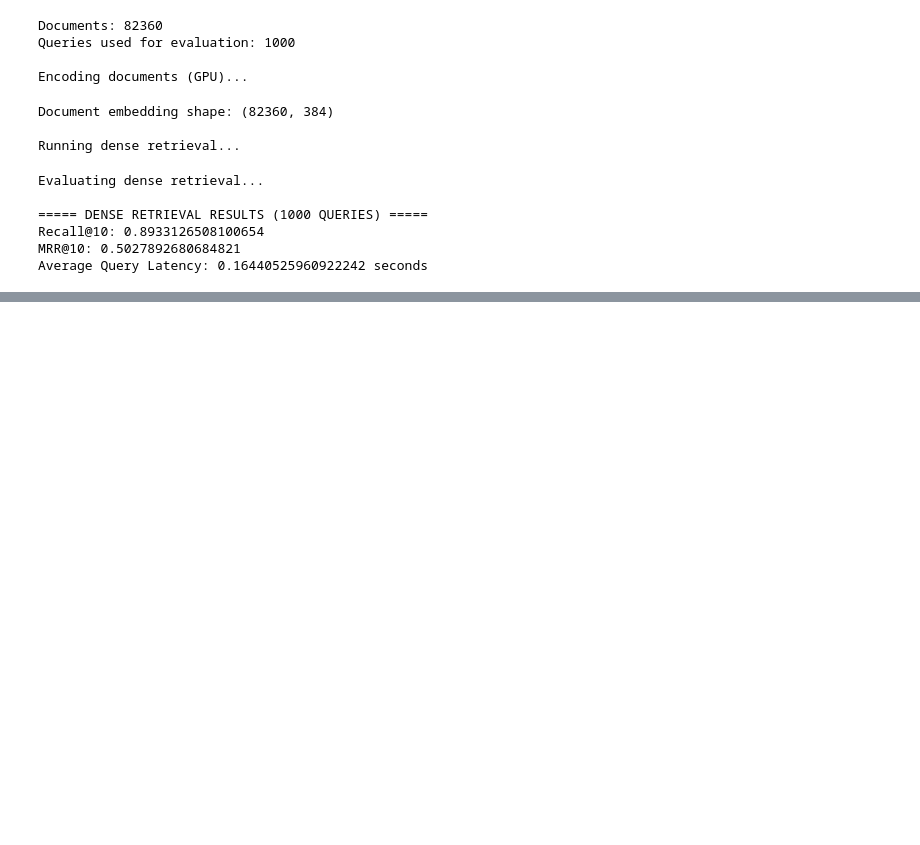
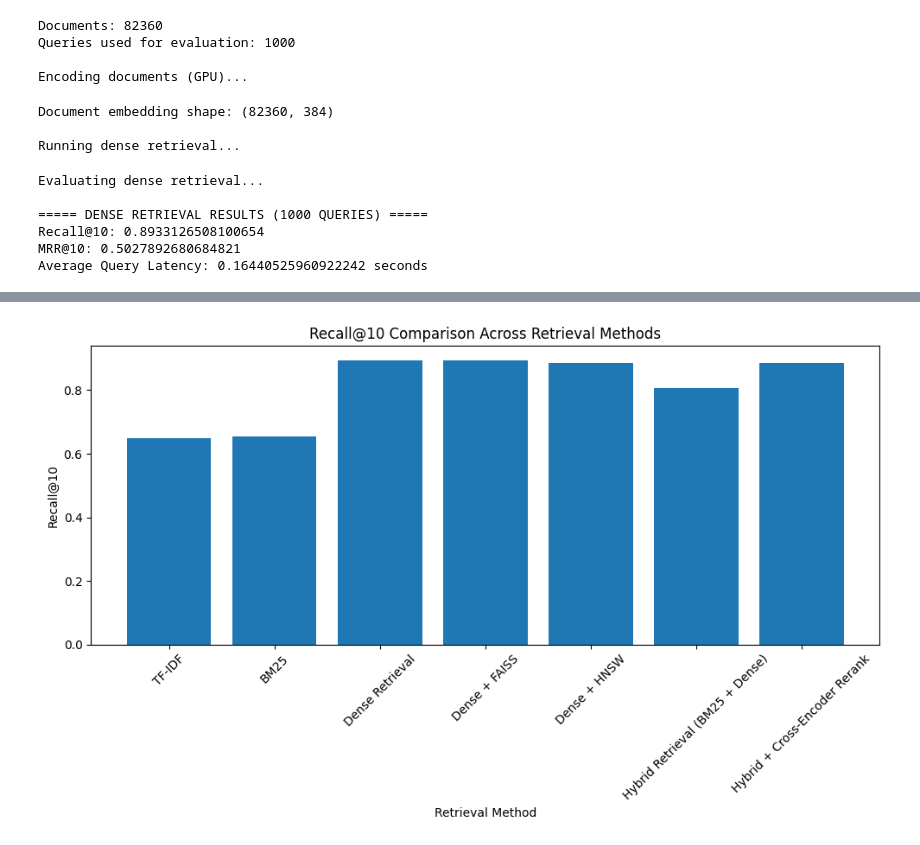
Before and after one commit to BhavyaJain7/Hybrid-Neural-Retrieval, a Jupyter notebook: Hybrid_Neural_Retrieval.ipynb, the cells around one changed output, grey strips where cells are left out. Cells and saved outputs as stored; diff of their text form; code cells hidden in the pictures; blank space fills up the shorter version.

```diff
--- a/Hybrid_Neural_Retrieval.ipynb
+++ b/Hybrid_Neural_Retrieval.ipynb
@@ -531,0 +1105,16 @@ Average Query Latency: 0.16440525960922242 seconds
+# %%
+import matplotlib.pyplot as plt
+
+plt.figure(figsize=(10,6))
+
+plt.bar(comparison_table["Method"], comparison_table["Recall@10"])
+
+plt.xticks(rotation=45)
+plt.ylabel("Recall@10")
+plt.xlabel("Retrieval Method")
+plt.title("Recall@10 Comparison Across Retrieval Methods")
+
+plt.tight_layout()
+plt.show()
+# %% [output]
+[figure, added]
```
Also changed, not shown: parts of 17 cells of this notebook.
